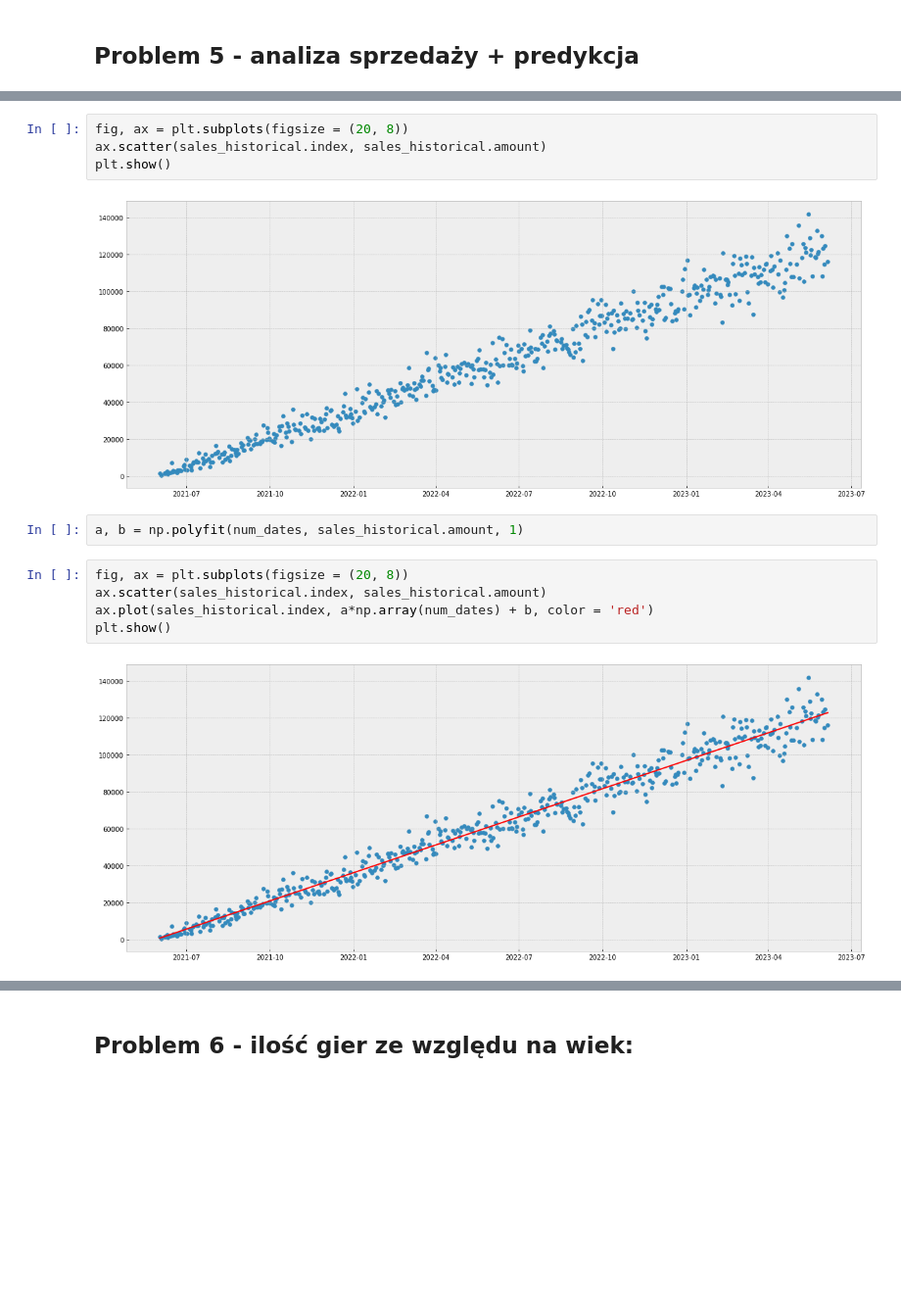
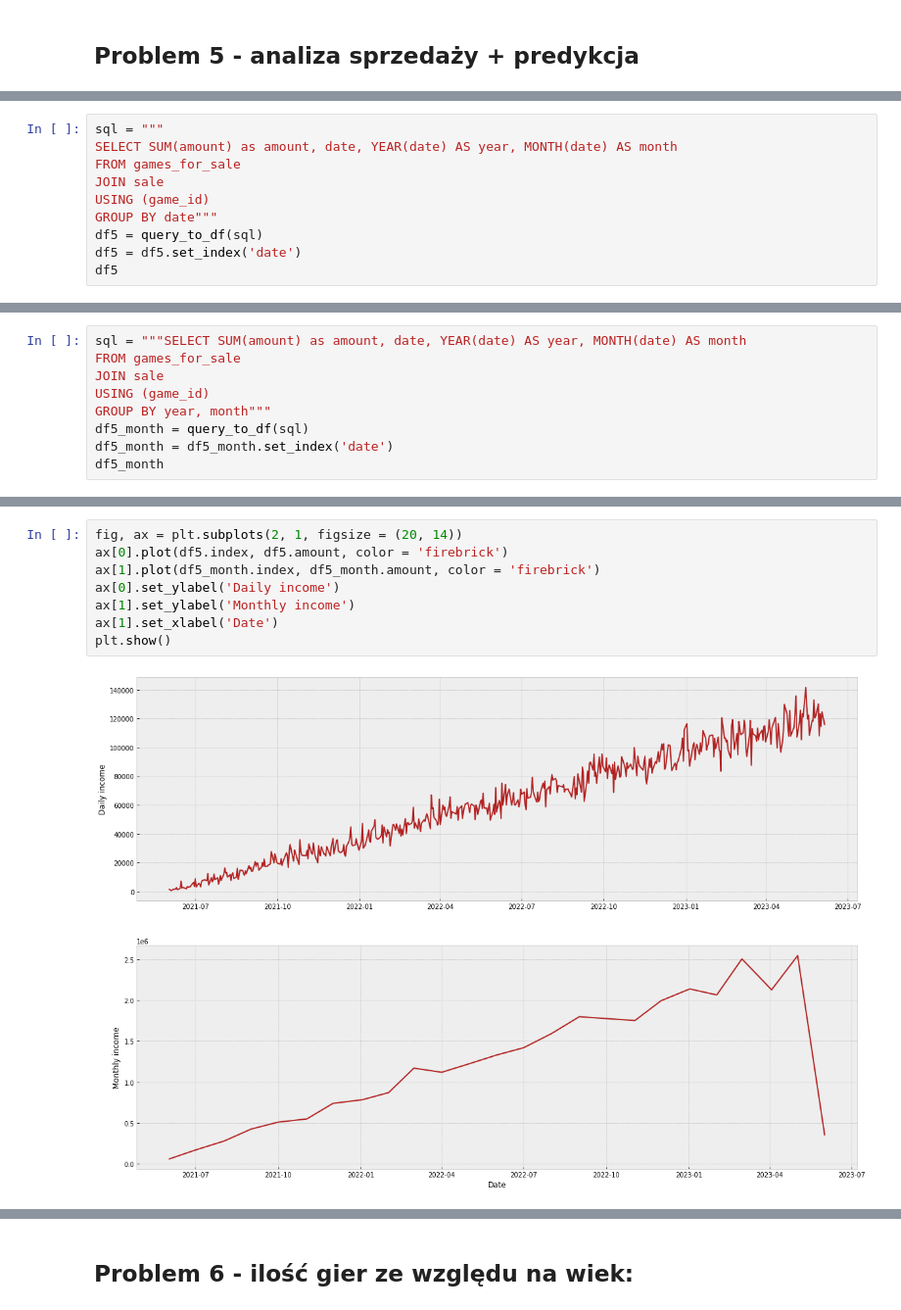
Before and after one commit to mweuro/Gameshop_database, a Jupyter notebook: Michal/analysis.ipynb, the cells around one changed output, grey strips where cells are left out. Shown: that part at 98% size. Cells and saved outputs as stored; diff of their text form; blank space fills up the shorter version.

```diff
--- a/Michal/analysis.ipynb
+++ b/Michal/analysis.ipynb
@@ -461,0 +488,10 @@ num_dates = [(date - init_date).days for date in dates]
+# %%
+sql = """
+SELECT SUM(amount) as amount, date, YEAR(date) AS year, MONTH(date) AS month
+FROM games_for_sale
+JOIN sale
+USING (game_id)
+GROUP BY date"""
+df5 = query_to_df(sql)
+df5 = df5.set_index('date')
+df5
@@ -461,0 +513,9 @@ num_dates = [(date - init_date).days for date in dates]
+# %%
+sql = """SELECT SUM(amount) as amount, date, YEAR(date) AS year, MONTH(date) AS month
+FROM games_for_sale
+JOIN sale
+USING (game_id)
+GROUP BY year, month"""
+df5_month = query_to_df(sql)
+df5_month = df5_month.set_index('date')
+df5_month
@@ -462,15 +541,10 @@ num_dates = [(date - init_date).days for date in dates]
 # %%
-fig, ax = plt.subplots(figsize = (20, 8))
-ax.scatter(sales_historical.index, sales_historical.amount)
+fig, ax = plt.subplots(2, 1, figsize = (20, 14))
+ax[0].plot(df5.index, df5.amount, color = 'firebrick')
+ax[1].plot(df5_month.index, df5_month.amount, color = 'firebrick')
+ax[0].set_ylabel('Daily income')
+ax[1].set_ylabel('Monthly income')
+ax[1].set_xlabel('Date')
 plt.show()
 # %% [output]
-[figure, old version]
+[figure, new version]
-# %%
-a, b = np.polyfit(num_dates, sales_historical.amount, 1)
-# %%
-fig, ax = plt.subplots(figsize = (20, 8))
-ax.scatter(sales_historical.index, sales_historical.amount)
-ax.plot(sales_historical.index, a*np.array(num_dates) + b, color = 'red')
-plt.show()
-# %% [output]
-[figure, removed]
```
Also changed, not shown: parts of 23 cells of this notebook, 1 other file.
